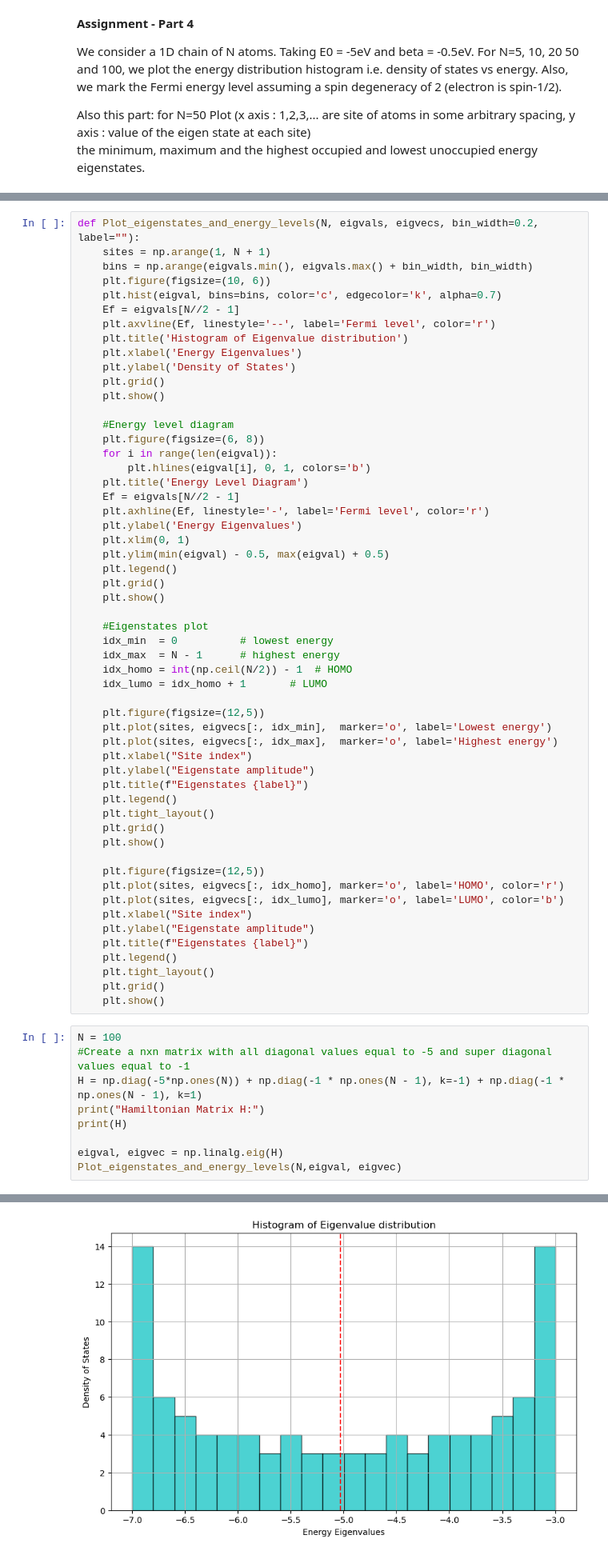
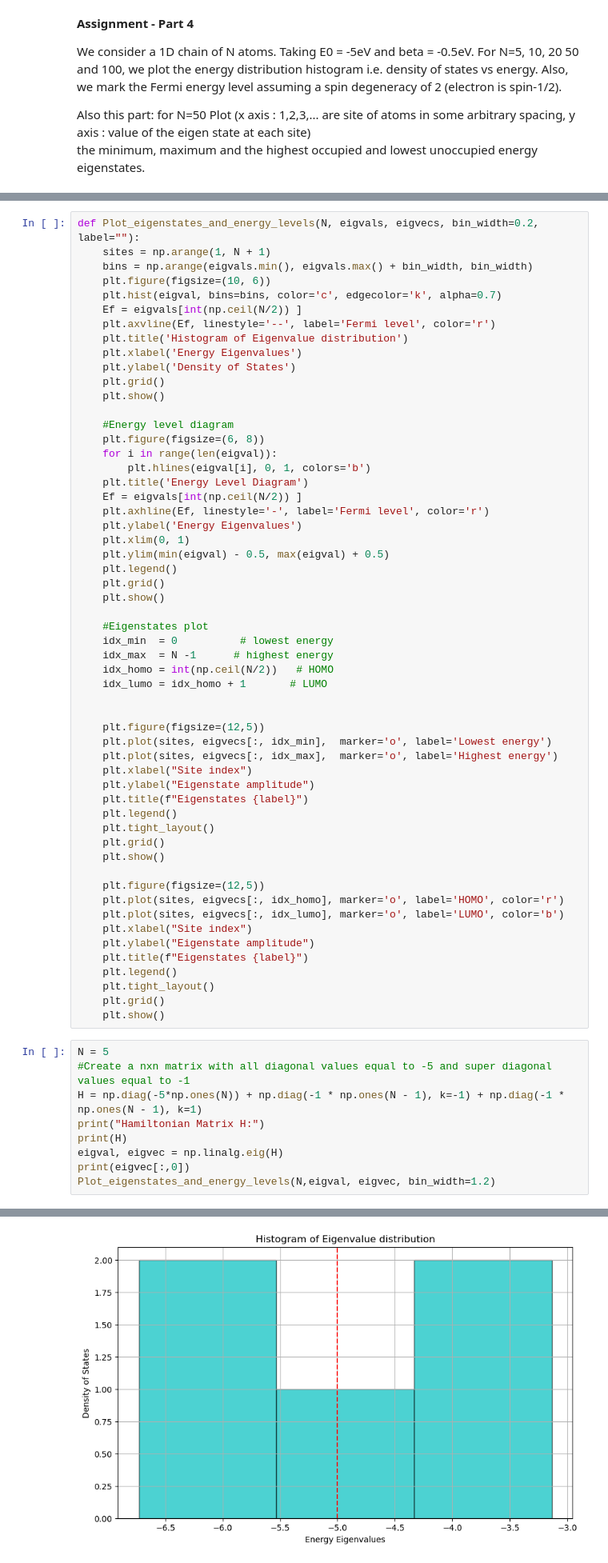
Before and after one commit to crimsonpane23/P306-Introduction-to-Condensed-Matter-Physics, a Jupyter notebook: Assignment - Eigenvalues distribution.ipynb, the cells around one changed output, grey strips where cells are left out. Shown at 80% size. Cells and saved outputs as stored; diff of their text form.

```diff
--- a/Assignment - Eigenvalues distribution.ipynb
+++ b/Assignment - Eigenvalues distribution.ipynb
@@ -315,7 +315,7 @@ def Plot_eigenstates_and_energy_levels(N, eigvals, eigvecs, bin_width=0.2, label
     bins = np.arange(eigvals.min(), eigvals.max() + bin_width, bin_width)
     plt.figure(figsize=(10, 6))
     plt.hist(eigval, bins=bins, color='c', edgecolor='k', alpha=0.7)
-    Ef = eigvals[N//2 - 1]
+    Ef = eigvals[int(np.ceil(N/2)) ]
     plt.axvline(Ef, linestyle='--', label='Fermi level', color='r')
     plt.title('Histogram of Eigenvalue distribution')
     plt.xlabel('Energy Eigenvalues')
@@ -328,7 +328,7 @@ def Plot_eigenstates_and_energy_levels(N, eigvals, eigvecs, bin_width=0.2, label
     for i in range(len(eigval)):
         plt.hlines(eigval[i], 0, 1, colors='b')
     plt.title('Energy Level Diagram')
-    Ef = eigvals[N//2 - 1]
+    Ef = eigvals[int(np.ceil(N/2)) ]
     plt.axhline(Ef, linestyle='-', label='Fermi level', color='r')
     plt.ylabel('Energy Eigenvalues')
     plt.xlim(0, 1)
@@ -339,9 +339,10 @@ def Plot_eigenstates_and_energy_levels(N, eigvals, eigvecs, bin_width=0.2, label
 
     #Eigenstates plot
     idx_min  = 0          # lowest energy
-    idx_max  = N - 1      # highest energy
-    idx_homo = int(np.ceil(N/2)) - 1  # HOMO
+    idx_max  = N -1      # highest energy
+    idx_homo = int(np.ceil(N/2))   # HOMO
     idx_lumo = idx_homo + 1       # LUMO
+
 
     plt.figure(figsize=(12,5))
     plt.plot(sites, eigvecs[:, idx_min],  marker='o', label='Lowest energy')
@@ -365,13 +366,13 @@ def Plot_eigenstates_and_energy_levels(N, eigvals, eigvecs, bin_width=0.2, label
     plt.grid()
     plt.show()
 # %%
-N = 100
+N = 5
 #Create a nxn matrix with all diagonal values equal to -5 and super diagonal values equal to -1
 H = np.diag(-5*np.ones(N)) + np.diag(-1 * np.ones(N - 1), k=-1) + np.diag(-1 * np.ones(N - 1), k=1)
 print("Hamiltonian Matrix H:")
 print(H)
-
 eigval, eigvec = np.linalg.eig(H)
-Plot_eigenstates_and_energy_levels(N,eigval, eigvec)
+print(eigvec[:,0])
+Plot_eigenstates_and_energy_levels(N,eigval, eigvec, bin_width=1.2)
 # %% [output]
 Hamiltonian Matrix H:
@@ -385 +385 @@ Hamiltonian Matrix H:
-[figure, old version]
+[figure, new version]
```
Also changed, not shown: parts of 6 cells of this notebook.
